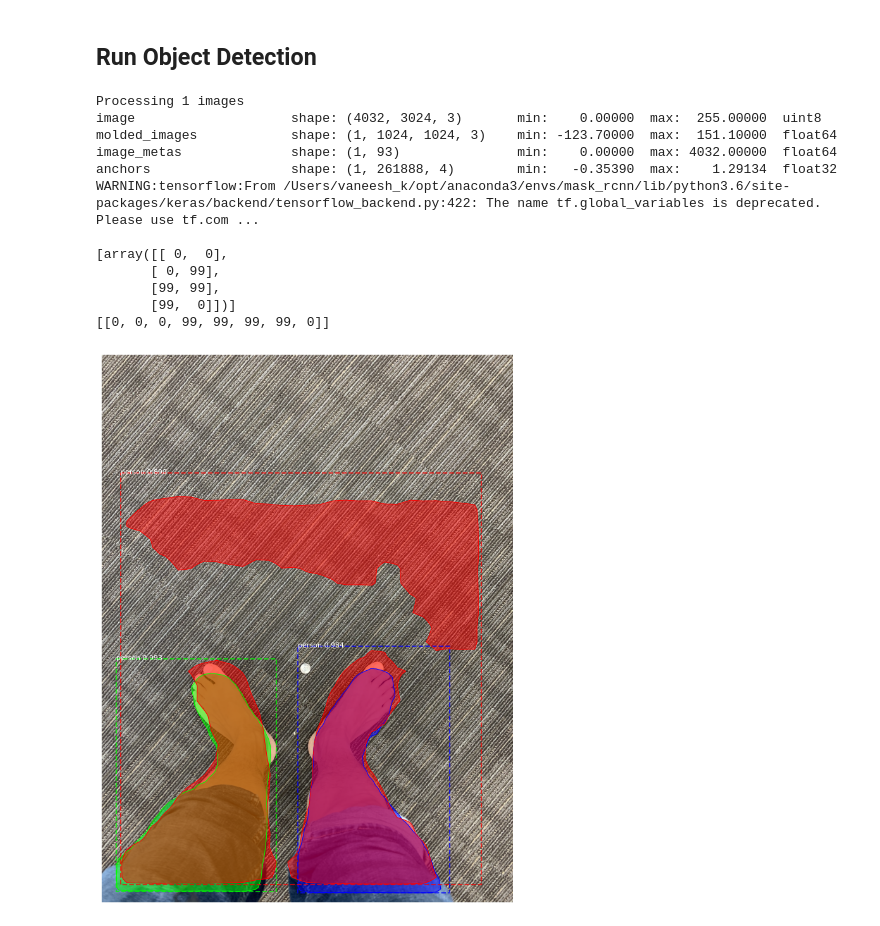
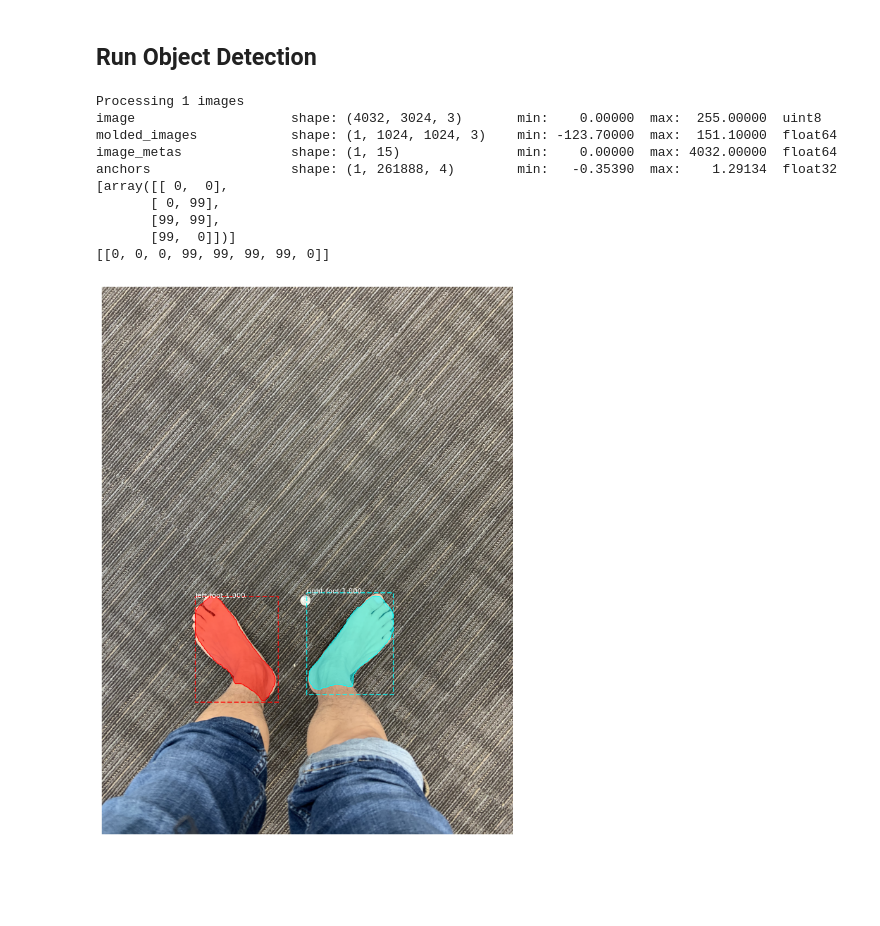
Before and after one commit to AetrexTechnology/Mask_RCNN, a Jupyter notebook: samples/demo.ipynb, the cells around one changed output. Drawn from its saved outputs; the diff is of its cells as text; code cells hidden in the pictures; blank space fills up the shorter version.

Commit message:
WIP for aetrex dataset.

````diff
--- a/samples/demo.ipynb
+++ b/samples/demo.ipynb
@@ -30,7 +30,7 @@ import coco
 MODEL_DIR = os.path.join(ROOT_DIR, "logs")
 
 # Local path to trained weights file
-COCO_MODEL_PATH = os.path.join(ROOT_DIR, "mask_rcnn_coco.h5")
+COCO_MODEL_PATH = os.path.join(ROOT_DIR, "mask_rcnn_aetrex_0200.h5")
 # Download COCO trained weights from Releases if needed
 if not os.path.exists(COCO_MODEL_PATH):
     utils.download_trained_weights(COCO_MODEL_PATH)
@@ -46,11 +44,11 @@ We'll be using a model trained on the MS-COCO dataset. The configurations of thi
 
 For inferencing, modify the configurations a bit to fit the task. To do so, sub-class the ```CocoConfig``` class and override the attributes you need to change.
 # %%
-import balloon
+import aetrex.aetrex
 
 
 
-class InferenceConfig(coco.CocoConfig):
+class InferenceConfig(aetrex.aetrex.AetrexConfig):
     # Set batch size to 1 since we'll be running inference on
     # one image at a time. Batch size = GPU_COUNT * IMAGES_PER_GPU
     GPU_COUNT = 1
@@ -126,21 +105,23 @@ We don't want to require you to download the COCO dataset just to run this demo,
 # COCO Class names
 # Index of the class in the list is its ID. For example, to get ID of
 # the teddy bear class, use: class_names.index('teddy bear')
-class_names = ['BG', 'person', 'bicycle', 'car', 'motorcycle', 'airplane',
-               'bus', 'train', 'truck', 'boat', 'traffic light',
-               'fire hydrant', 'stop sign', 'parking meter', 'bench', 'bird',
-               'cat', 'dog', 'horse', 'sheep', 'cow', 'elephant', 'bear',
-               'zebra', 'giraffe', 'backpack', 'umbrella', 'handbag', 'tie',
-               'suitcase', 'frisbee', 'skis', 'snowboard', 'sports ball',
-               'kite', 'baseball bat', 'baseball glove', 'skateboard',
-               'surfboard', 'tennis racket', 'bottle', 'wine glass', 'cup',
-               'fork', 'knife', 'spoon', 'bowl', 'banana', 'apple',
-               'sandwich', 'orange', 'broccoli', 'carrot', 'hot dog', 'pizza',
-               'donut', 'cake', 'chair', 'couch', 'potted plant', 'bed',
-               'dining table', 'toilet', 'tv', 'laptop', 'mouse', 'remote',
-               'keyboard', 'cell phone', 'microwave', 'oven', 'toaster',
-               'sink', 'refrigerator', 'book', 'clock', 'vase', 'scissors',
-               'teddy bear', 'hair drier', 'toothbrush']
+# class_names = ['BG', 'person', 'bicycle', 'car', 'motorcycle', 'airplane',
+#                'bus', 'train', 'truck', 'boat', 'traffic light',
+#                'fire hydrant', 'stop sign', 'parking meter', 'bench', 'bird',
+#                'cat', 'dog', 'horse', 'sheep', 'cow', 'elephant', 'bear',
+#                'zebra', 'giraffe', 'backpack', 'umbrella', 'handbag', 'tie',
+#                'suitcase', 'frisbee', 'skis', 'snowboard', 'sports ball',
+#                'kite', 'baseball bat', 'baseball glove', 'skateboard',
+#                'surfboard', 'tennis racket', 'bottle', 'wine glass', 'cup',
+#                'fork', 'knife', 'spoon', 'bowl', 'banana', 'apple',
+#                'sandwich', 'orange', 'broccoli', 'carrot', 'hot dog', 'pizza',
+#                'donut', 'cake', 'chair', 'couch', 'potted plant', 'bed',
+#                'dining table', 'toilet', 'tv', 'laptop', 'mouse', 'remote',
+#                'keyboard', 'cell phone', 'microwave', 'oven', 'toaster',
+#                'sink', 'refrigerator', 'book', 'clock', 'vase', 'scissors',
+#                'teddy bear', 'hair drier', 'toothbrush']
+
+class_names = ['BG','left-foot','right-foot']
 # %% [markdown]
 ## Run Object Detection
 # %%
@@ -150,37 +131,35 @@ file_names = next(os.walk(IMAGE_DIR))[2]
 # skimage gives output in 4 channels sometime, if you get channel error than use
 #skimage.io.imread(os.path.join(IMAGE_DIR, random.choice(file_names)))[:,:,:3]
 
-image = skimage.io.imread('/Users/vaneesh_k/PycharmProjects/Mask_RCNN/aetrex/run_this/sae_with_heel.jpg')
+image = skimage.io.imread('/Users/vaneesh_k/Downloads/sae.jpg')
 # image = skimage.io.imread('/Users/vaneesh_k/PycharmProjects/Mask_RCNN/aetrex/images/image-20200623-190837-24a65b45.png')
 # Run detection
 results = model.detect([image], verbose=1)
 
 # Visualize results
 r = results[0]
 
 from imantics import Polygons, Mask
 
 # This can be any array
 array = np.ones((100, 100))
 
 polygons = Mask(array).polygons()
 
 print(polygons.points)
 print(polygons.segmentation)
 
 visualize.display_instances(image, r['rois'], r['masks'], r['class_ids'],
                             class_names, r['scores'])
 # %% [output]
 Processing 1 images
 image                    shape: (4032, 3024, 3)       min:    0.00000  max:  255.00000  uint8
 molded_images            shape: (1, 1024, 1024, 3)    min: -123.70000  max:  151.10000  float64
-image_metas              shape: (1, 93)               min:    0.00000  max: 4032.00000  float64
+image_metas              shape: (1, 15)               min:    0.00000  max: 4032.00000  float64
 anchors                  shape: (1, 261888, 4)        min:   -0.35390  max:    1.29134  float32
-WARNING:tensorflow:From /Users/vaneesh_k/opt/anaconda3/envs/mask_rcnn/lib/python3.6/site-packages/keras/backend/tensorflow_backend.py:422: The name tf.global_variables is deprecated. Please use tf.com ...
-
 [array([[ 0,  0],
        [ 0, 99],
        [99, 99],
        [99,  0]])]
 [[0, 0, 0, 99, 99, 99, 99, 0]]
-[figure, old version]
+[figure, new version]
````
Also changed, not shown: parts of 3 cells of this notebook, 2 other files.
